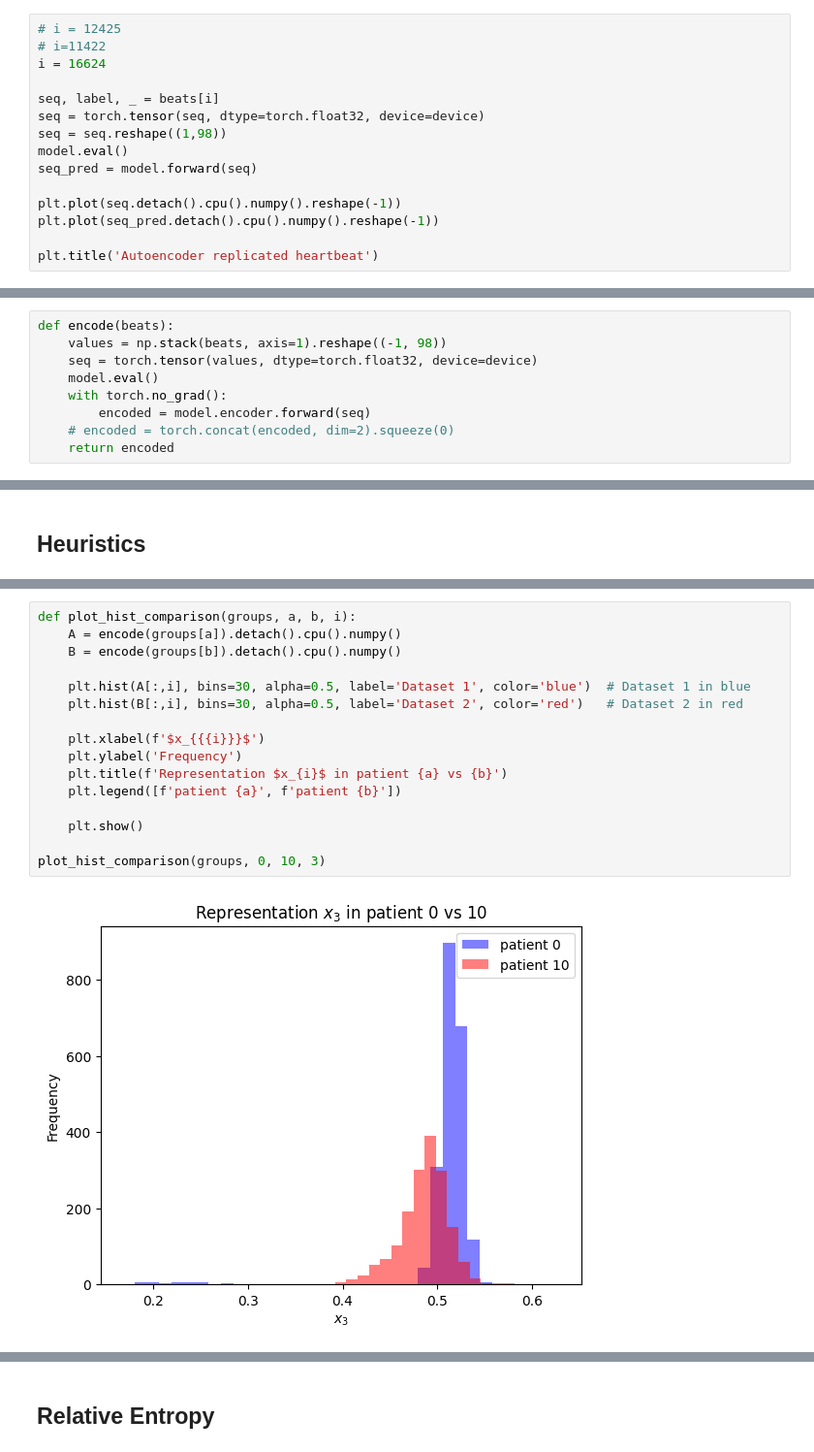
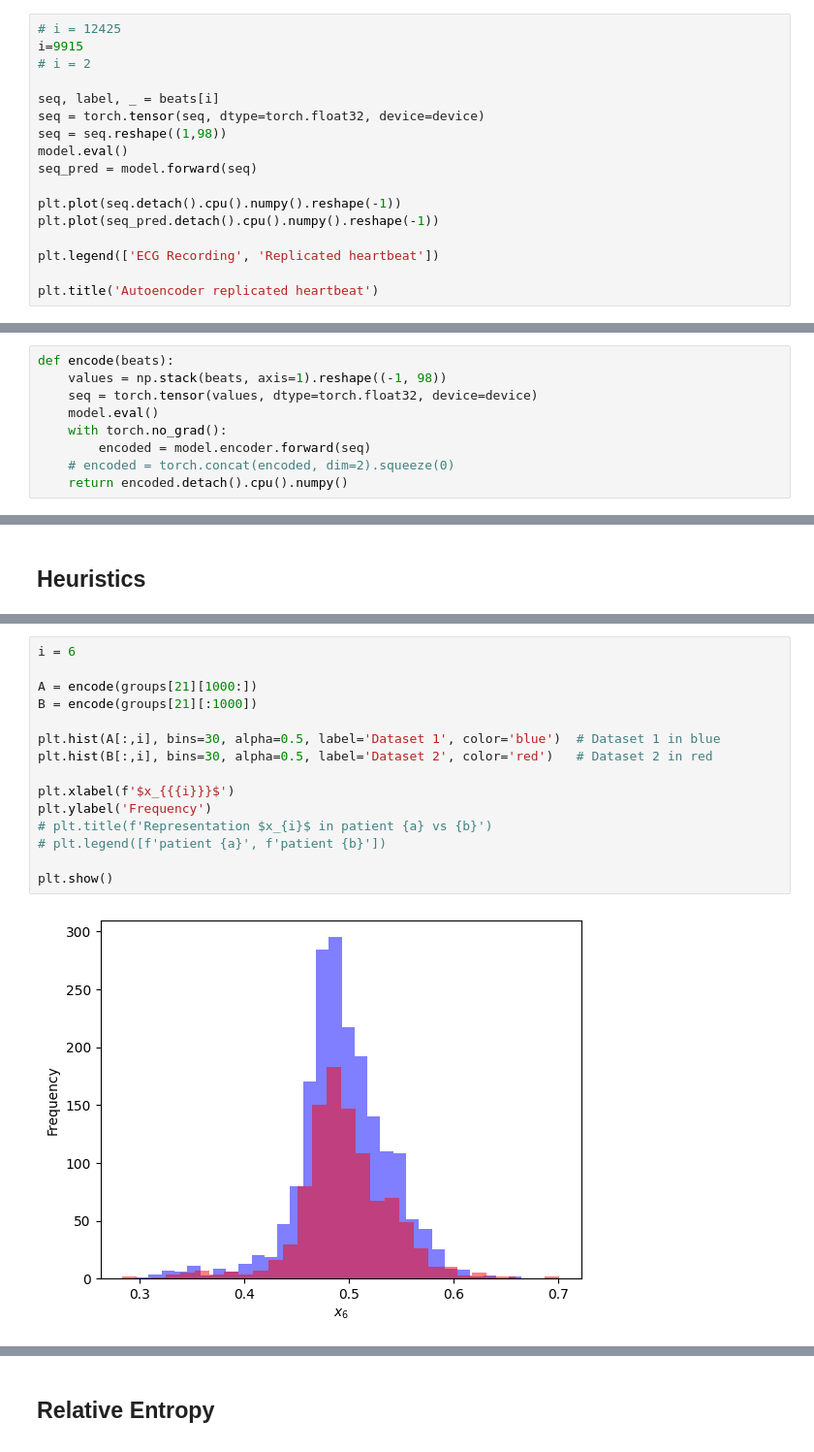
Before and after one commit to MattyAB/ecg_transfer, a Jupyter notebook: autoencoder.ipynb, the cells around one changed output, grey strips where cells are left out. Shown at 97% size. Saved outputs shown, nothing was run; the diff lists cells and outputs as text.

```diff
--- a/autoencoder.ipynb
+++ b/autoencoder.ipynb
@@ -302,7 +285,7 @@ plt.plot(losses)
 # %%
 # i = 12425
-# i=11422
-i = 16624
+i=9915
+# i = 2
 
 seq, label, _ = beats[i]
 seq = torch.tensor(seq, dtype=torch.float32, device=device)
@@ -313,6 +296,8 @@ seq_pred = model.forward(seq)
 plt.plot(seq.detach().cpu().numpy().reshape(-1))
 plt.plot(seq_pred.detach().cpu().numpy().reshape(-1))
 
+plt.legend(['ECG Recording', 'Replicated heartbeat'])
+
 plt.title('Autoencoder replicated heartbeat')
 # %% [output]
 Text(0.5, 1.0, 'Autoencoder replicated heartbeat')
@@ -332,7 +317,7 @@ def encode(beats):
     with torch.no_grad():
         encoded = model.encoder.forward(seq)
     # encoded = torch.concat(encoded, dim=2).squeeze(0)
-    return encoded
+    return encoded.detach().cpu().numpy()
 # %%
 category = 'N'
 
@@ -349,21 +372,20 @@ len(groups)
 # %%
-def plot_hist_comparison(groups, a, b, i):
-    A = encode(groups[a]).detach().cpu().numpy()
-    B = encode(groups[b]).detach().cpu().numpy()
+i = 6
 
-    plt.hist(A[:,i], bins=30, alpha=0.5, label='Dataset 1', color='blue')  # Dataset 1 in blue
-    plt.hist(B[:,i], bins=30, alpha=0.5, label='Dataset 2', color='red')   # Dataset 2 in red
+A = encode(groups[21][1000:])
+B = encode(groups[21][:1000])
 
-    plt.xlabel(f'$x_{{{i}}}$')
-    plt.ylabel('Frequency')
-    plt.title(f'Representation $x_{i}$ in patient {a} vs {b}')
-    plt.legend([f'patient {a}', f'patient {b}'])
+plt.hist(A[:,i], bins=30, alpha=0.5, label='Dataset 1', color='blue')  # Dataset 1 in blue
+plt.hist(B[:,i], bins=30, alpha=0.5, label='Dataset 2', color='red')   # Dataset 2 in red
 
-    plt.show()
+plt.xlabel(f'$x_{{{i}}}$')
+plt.ylabel('Frequency')
+# plt.title(f'Representation $x_{i}$ in patient {a} vs {b}')
+# plt.legend([f'patient {a}', f'patient {b}'])
 
-plot_hist_comparison(groups, 0, 10, 3)
+plt.show()
 # %% [output]
-[figure, old version]
+[figure, new version]
 # %%
 def estimate_bandwidth(data):
     h_d = []
```
Also changed, not shown: parts of 15 cells of this notebook, 3 other files.
